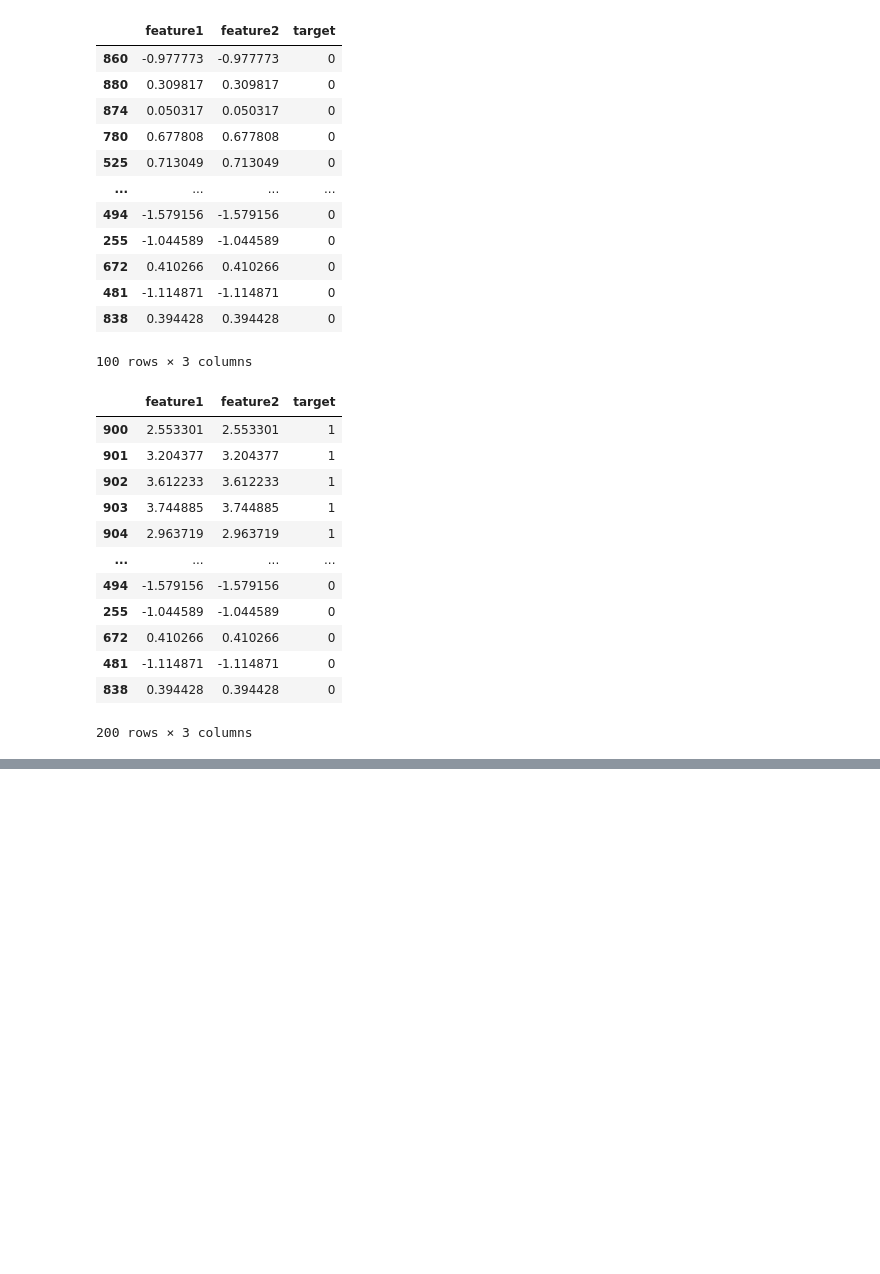
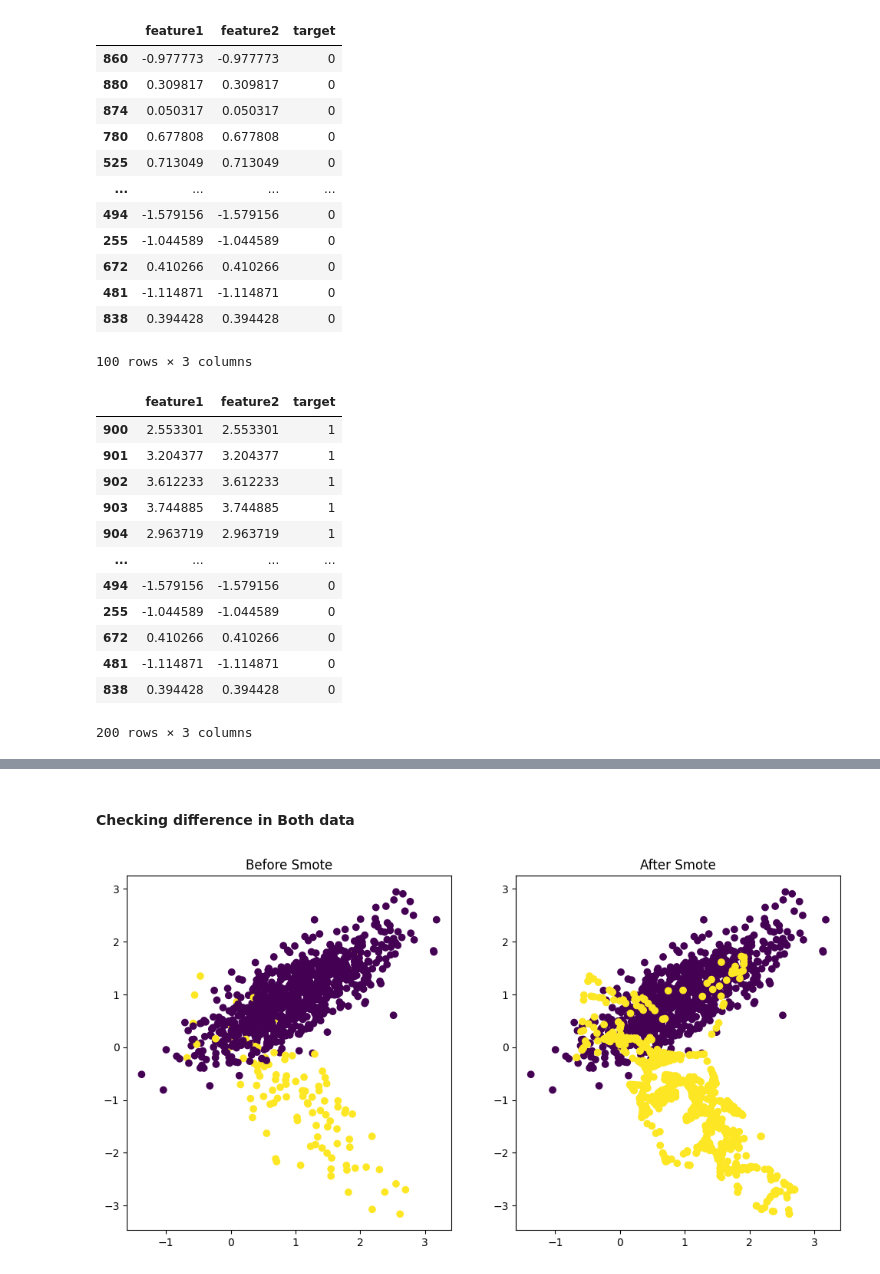
Before and after one commit to RedGhost123/Complete-Data_Science, a Jupyter notebook: Complete-Data_Science/jupyter/Feature_Engg/4_Class_imbalanced.ipynb, the cells around one changed output, grey strips where cells are left out. Saved outputs shown, nothing was run; the diff lists cells and outputs as text; code cells hidden in the pictures; blank space fills up the shorter version.

```diff
--- a/Complete-Data_Science/jupyter/Feature_Engg/4_Class_imbalanced.ipynb
+++ b/Complete-Data_Science/jupyter/Feature_Engg/4_Class_imbalanced.ipynb
@@ -277,0 +416,15 @@ df_downsampled
+# %% [markdown]
+#### Checking difference in Both data
+# %%
+plt.figure(figsize = (12,6))
+plt.subplot(1,2,1)
+plt.scatter(df_final['f1'], df_final['f2'], c = df_final['target'])
+plt.title("Before Smote")
+
+plt.subplot(1,2,2)
+plt.scatter(oversampling_data['f1'], oversampling_data['f2'], c = oversampling_data['target'])
+plt.title("After Smote")
+
+plt.show()
+# %% [output]
+[figure, added]
```
Also changed, not shown: parts of 25 cells of this notebook.
